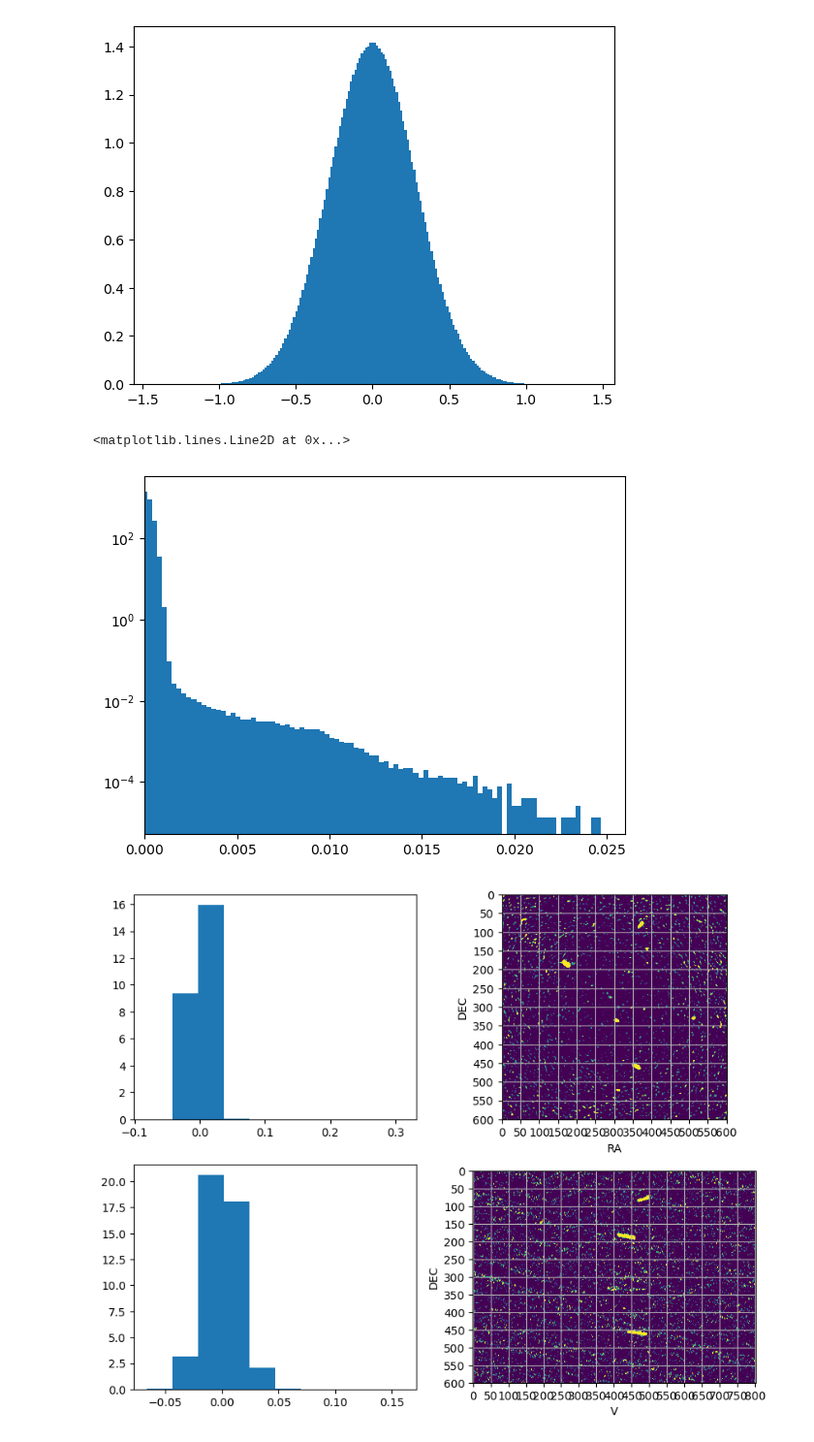
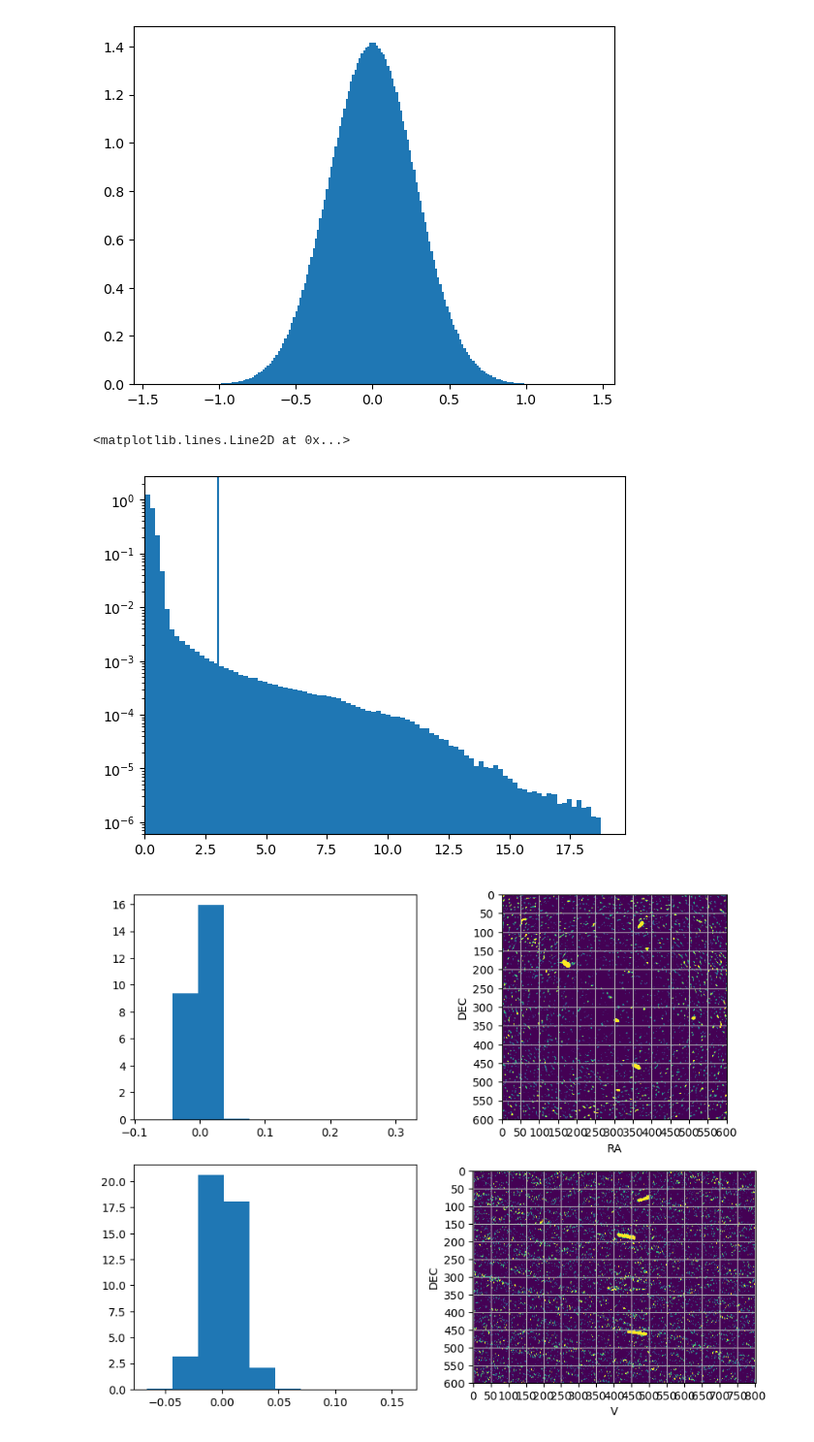
Before and after one commit to ixakalabadie/ViSL3D, a Jupyter notebook: create_3d_visualization.ipynb, the cells around one changed output. Shown at 97% size. Drawn from its saved outputs; the diff is of its cells as text; code cells hidden in the pictures.

```diff
--- a/create_3d_visualization.ipynb
+++ b/create_3d_visualization.ipynb
@@ -20,7 +20,7 @@ importlib.reload(c3)
 /home/ixakalabadie/Visualization
 # %%
 # Read the fits file and save header
-HI_cube = SpectralCube.read("hcg90_HCG90_hcg90_line_masked.image.fits")
+HI_cube = SpectralCube.read("HCG31.fits")
 cubehead = HI_cube.header
 cubew = wcs.WCS(cubehead)
 nz, ny, nx = HI_cube.shape
@@ -61,13 +41,13 @@ plt.hist(HI_cube.unmasked_data[:20].to_value().flatten()*1000, bins=200, density
 from scipy.stats import norm
 _, rms = norm.fit(HI_cube.unmasked_data[:20].to_value().flatten()*1000)
 # %%
-plt.hist(HI_cube.unmasked_data[:].to_value().flatten(), bins=100, density=True)
+plt.hist(HI_cube.unmasked_data[:].to_value().flatten()*1000, bins=100, density=True)
 plt.yscale('log')
 plt.xlim(0,)
 plt.axvline(3)
 # %% [output]
 <matplotlib.lines.Line2D at 0x...>
-[figure, old version]
+[figure, new version]
 # %%
 #define isoleves in mJy/beam
 #isolevels = np.array([1.5, 2.5, 3.5, 6]) #hcg91
```
Also changed, not shown: parts of 19 cells of this notebook, 3 other files.
